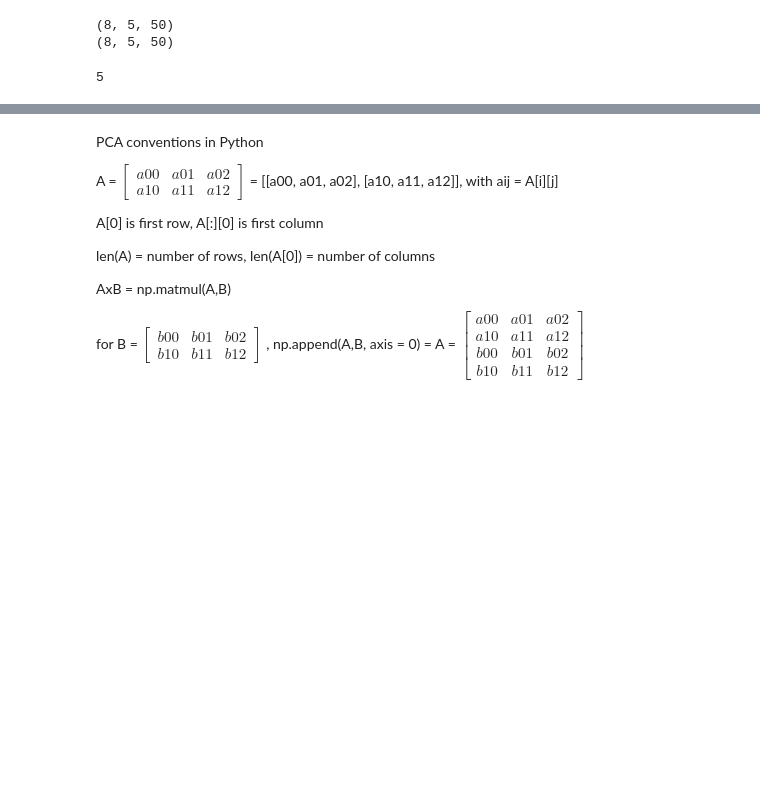
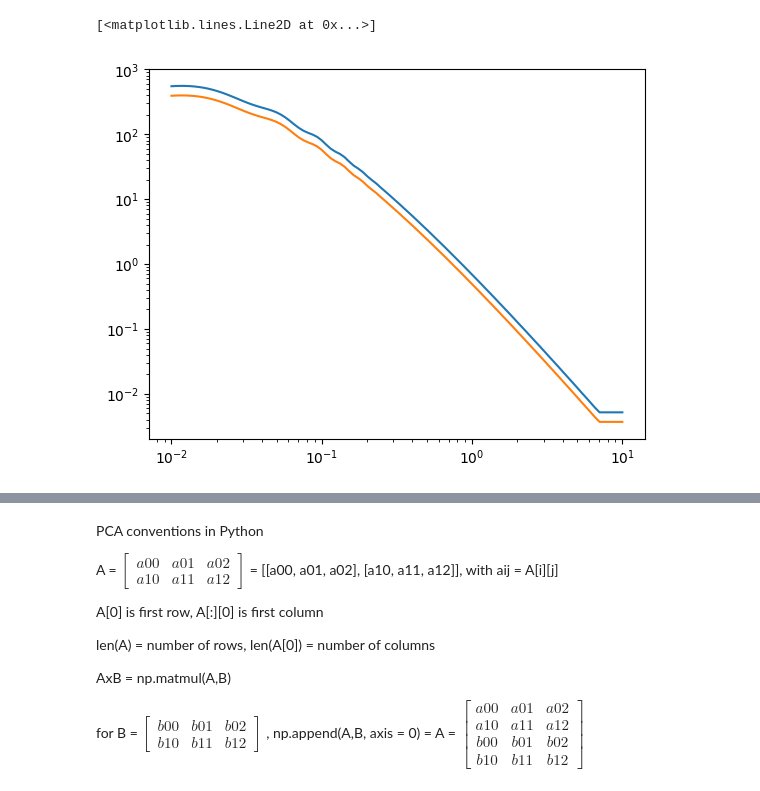
Before and after one commit to CarolaZano/PCA_project, a Jupyter notebook: Likelihood_funct.ipynb, the cells around one changed output, grey strips where cells are left out. Saved outputs shown, nothing was run; the diff lists cells and outputs as text; code cells hidden in the pictures; blank space fills up the shorter version.

```diff
--- a/Likelihood_funct.ipynb
+++ b/Likelihood_funct.ipynb
@@ -180,30 +312,0 @@ print(cosmo_training.shape)
-# %%
-""" Finding pk_nl and pk_lin for all cosmologies (our training data) -
-for len(z_traindata) redshifts and len(k_traindata) wavevectors"""
-
-# create vector for wavevector k. This will come from simulations
-k_traindata = np.logspace(-3,3,50)
-
-# create vector for scale factor a. This will come from simulations
-z_traindata = np.linspace(0,3,5)
-a_traindata = np.flip(1/(z_traindata + 1))
-
-del z_traindata
-
-for i in range(len(cosmo_training)):
-    if i==0:
-        pk_lin = [ccl.linear_matter_power(cosmo_training[i], k=k_traindata, a=a_traindata)]
-        pk_nl = [ccl.nonlin_matter_power(cosmo_training[i], k=k_traindata, a=a_traindata)]
-    else:
-        pk_lin = np.append(pk_lin,[ccl.linear_matter_power(cosmo_training[i], k=k_traindata, a=a_traindata)], axis=0)
-        pk_nl = np.append(pk_nl,[ccl.nonlin_matter_power(cosmo_training[i], k=k_traindata, a=a_traindata)],axis=0)
-
-print(pk_lin.shape)
-print(pk_nl.shape)
-# %% [output]
-(8, 5, 50)
-(8, 5, 50)
-# %%
-print(len(pk_lin[0]))
-# %% [output]
-5
@@ -209,0 +361,7 @@ print(len(pk_lin[0]))
+# %%
+kk = np.logspace(-2,1,100)
+plt.loglog(kk,P_k_musigma(cosmo, 2.0, kk, 1))
+plt.loglog(kk,P_k_musigma(cosmo, 1.0, kk, 1))
+# %% [output]
+[<matplotlib.lines.Line2D at 0x...>]
+[figure, added]
```
Also changed, not shown: parts of 52 cells of this notebook, 2 other files.
